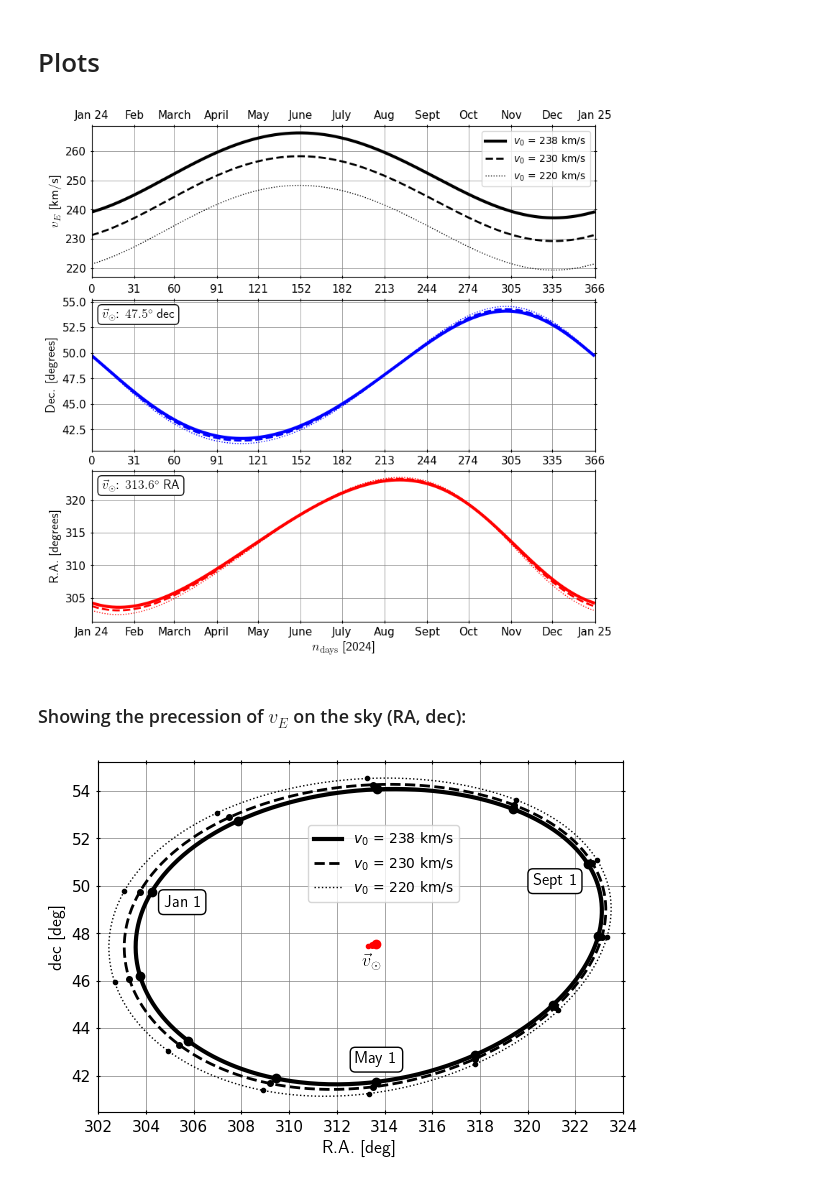
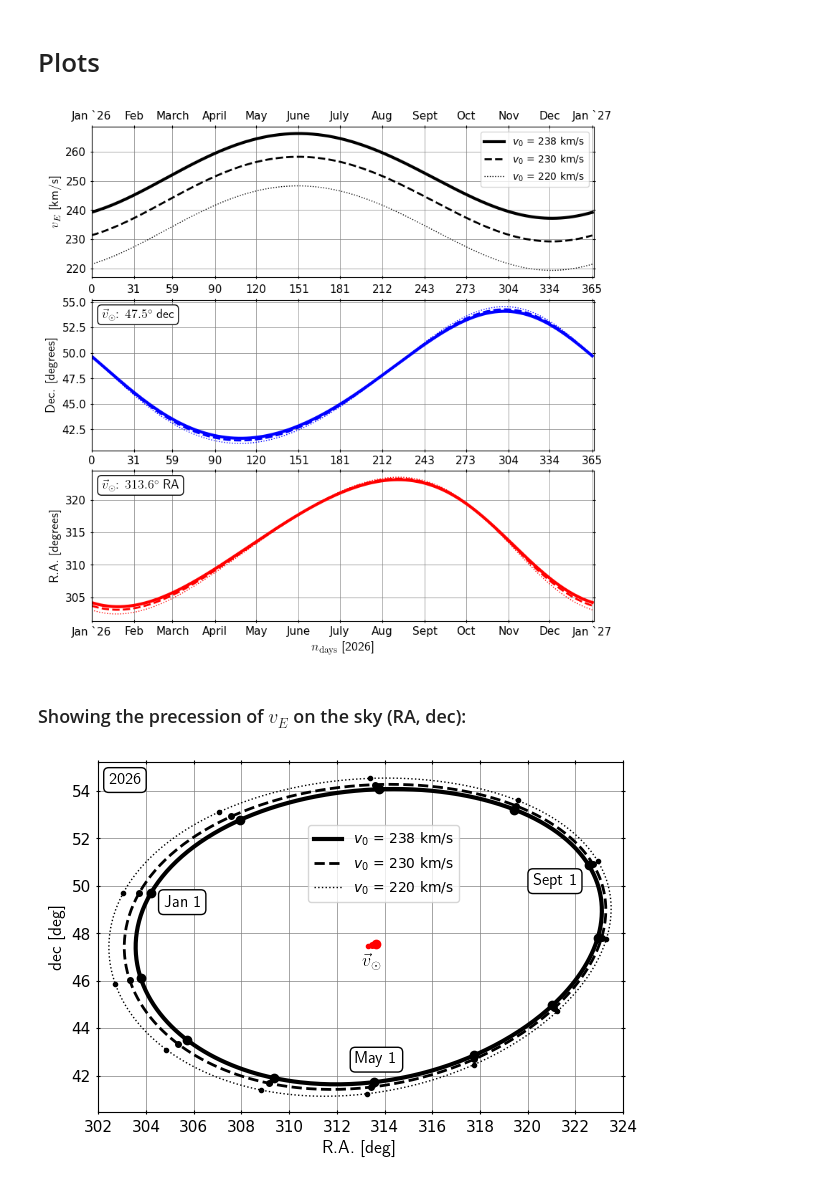
Before and after one commit to blillard/earthspeed, a Jupyter notebook: GalacticOrientations.ipynb, the cells around one changed output. Drawn from its saved outputs; the diff is of its cells as text; code cells hidden in the pictures.

```diff
--- a/GalacticOrientations.ipynb
+++ b/GalacticOrientations.ipynb
@@ -228,7 +195,7 @@ Using vEt_precise to find vEarth(t) in km/s, then mapping this vector to a point
 # %% [markdown]
 ## Routine for calculating annual variations in speed, right ascension, and declination
 # %%
-ny_2024 = dts.datetime.fromisoformat('2024-01-01T00:00:00')
+ny_2026 = dts.datetime.fromisoformat('2026-01-01T00:00:00')
 
 
 vCircs = [220, 230, 238]
@@ -236,7 +203,7 @@ vCircs = [220, 230, 238]
 days = [n for n in range(0, 366)]
 obstimes = []
 for n in days:
-    obstimes += [ny_2024 + dts.timedelta(days=n)]
+    obstimes += [ny_2026 + dts.timedelta(days=n)]
 
 
 d_ras = {}
@@ -257,22 +224,22 @@ days = np.array(days)
 mo_n = []
 
 for mo in range(1, 13):
-    first = dts.datetime(2024, mo, 1, 0, 0)
-    delta = first - ny_2024
+    first = dts.datetime(2026, mo, 1, 0, 0)
+    delta = first - ny_2026
     n_mo = delta.days
     mo_n += [n_mo]
 
 mo = 13
-first = dts.datetime(2025, 1, 1, 0, 0)
-delta = first - ny_2024
+first = dts.datetime(2027, 1, 1, 0, 0)
+delta = first - ny_2026
 n_mo = delta.days
 mo_n += [n_mo]
 
 mo_n = np.array(mo_n)
 
-mo_names = ['Jan 24', 'Feb', 'March', 'April',
+mo_names = ['Jan `26', 'Feb', 'March', 'April',
             'May', 'June', 'July', 'Aug',
-            'Sept', 'Oct', 'Nov', 'Dec', 'Jan 25']
+            'Sept', 'Oct', 'Nov', 'Dec', 'Jan `27']
 # %% [markdown]
 # Plots
 # %%
@@ -288,7 +255,7 @@ ax.set_xticks(xtix, labels=mo_names)
 ax.set_xlim(xlim)
 ax.tick_params(axis='both', labelsize=11, direction='inout',
                right=True, top=True, labelbottom=True, labeltop=False)
-ax.set_xlabel(r'$n_{\rm days}$ [2024]', fontsize=13, usetex=True)
+ax.set_xlabel(r'$n_{\rm days}$ [2026]', fontsize=13, usetex=True)
 ax.set_ylabel(r'R.A. [degrees]',
               fontsize=13, usetex=True)
 
@@ -316,34 +283,34 @@ ax3.set_xlim(xlim)
 ax3.tick_params(axis='both', labelsize=11, direction='inout',
                 right=True, top=True, labelbottom=False, labeltop=True)
 ax3.set_ylabel(r'$v_E$ [km/s]',
                fontsize=13, usetex=True)
 ax3.plot(days, d_speeds[238], color='black', linewidth=3,
          linestyle='solid', label=r'$v_0$ = 238 km/s')
 ax3.plot(days, d_speeds[230], color='black', linewidth=2,
          linestyle='dashed', label=r'$v_0$ = 230 km/s')
 ax3.plot(days, d_speeds[220], color='black', linewidth=1,
          linestyle='dotted', label=r'$v_0$ = 220 km/s')
 ax3.grid(color='gray', linestyle='-', linewidth=0.5)
 ax3.legend()
 
 ax.text(0.02, 0.94, r'$\vec{v}_\odot$: $313.6^\circ$ RA',
         horizontalalignment='left',
         verticalalignment='top', fontsize=13,
         color='black', backgroundcolor='white',
         bbox=dict(boxstyle='round', fc='w'),
         transform=ax.transAxes, usetex=True)
 
 ax2.text(0.02, 0.94, r'$\vec{v}_\odot$: $47.5^\circ$ dec',
          horizontalalignment='left',
          verticalalignment='top', fontsize=13,
          color='black', backgroundcolor='white',
          bbox=dict(boxstyle='round', fc='w'),
          transform=ax2.transAxes, usetex=True)
 
 
 fig.show()
 # %% [output]
-[figure, old version]
+[figure, new version]
 # %% [markdown]
 ### Showing the precession of $v_E$ on the sky (RA, dec):
 # %%
@@ -430,10 +397,18 @@ ax.text(0.87, 0.66, r'Sept 1',
         bbox=dict(boxstyle='round', fc='w'),
         transform=ax.transAxes, usetex=True)
 
+ax.text(0.02, 0.97, r'2026',
+        horizontalalignment='left',
+        verticalalignment='top', fontsize=12,
+        color='black',
+        backgroundcolor='white',
+        bbox=dict(boxstyle='round', fc='w'),
+        transform=ax.transAxes, usetex=True)
+
 ax.legend(loc=(0.4, 0.6))
 
 
 
 fig.show()
 # %% [output]
-[figure, old version]
+[figure, new version]
```
Also changed, not shown: parts of 11 cells of this notebook.
